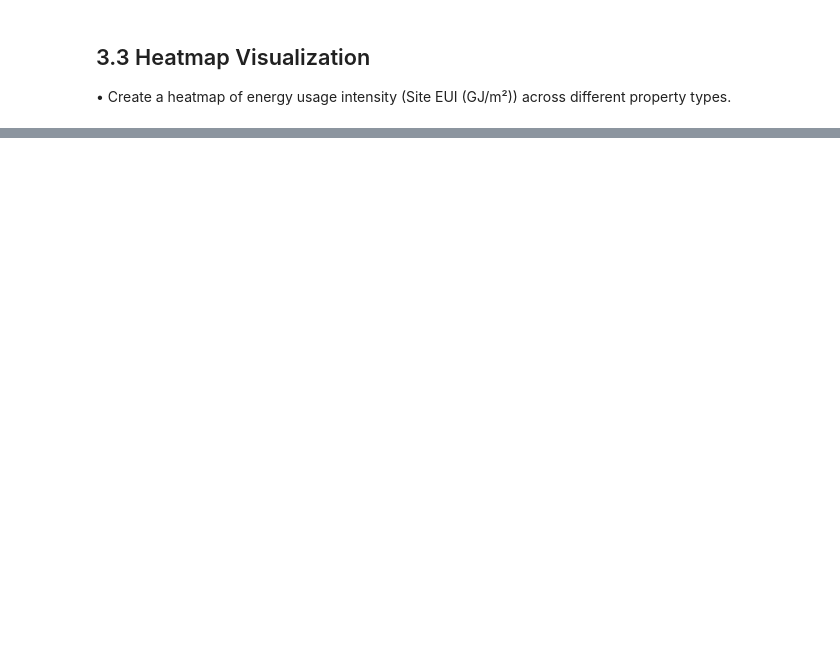
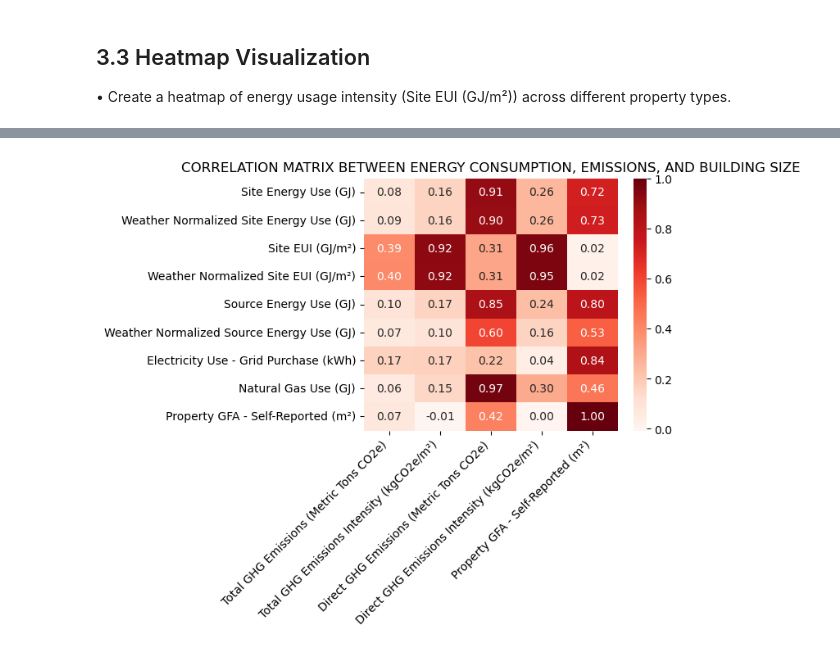
Before and after one commit to msthalegu/Analysis-of-Energy-Consumption-Trends-in-Calgary-, a Jupyter notebook: AssignmentFour.ipynb, the cells around one changed output, grey strips where cells are left out. Drawn from its saved outputs; the diff is of its cells as text; code cells hidden in the pictures; blank space fills up the shorter version.

```diff
--- a/AssignmentFour.ipynb
+++ b/AssignmentFour.ipynb
@@ -676,0 +589,42 @@ plt.show()
+# %%
+import seaborn as sns
+import matplotlib.pyplot as plt
+import pandas as pd
+
+# 4.1.1 Compute and visualize the correlation matrix between energy consumption, emissions, and building size
+filas_Energy_Use = [                                                         #All the columns with energy consumptionand Building size
+    'Site Energy Use (GJ)',
+    'Weather Normalized Site Energy Use (GJ)',
+    'Site EUI (GJ/m²)',
+    'Weather Normalized Site EUI (GJ/m²)',
+    'Source Energy Use (GJ)',
+    'Weather Normalized Source Energy Use (GJ)',
+    'Electricity Use - Grid Purchase (kWh)',
+    'Natural Gas Use (GJ)',
+    'Property GFA - Self-Reported (m²)'
+]
+
+columnas_Emission = [                                                        #All the columns with emission and Building size
+    'Total GHG Emissions (Metric Tons CO2e)',
+    'Total GHG Emissions Intensity (kgCO2e/m²)',
+    'Direct GHG Emissions (Metric Tons CO2e)',
+    'Direct GHG Emissions Intensity (kgCO2e/m²)',
+    'Property GFA - Self-Reported (m²)'
+]
+
+
+correlation_matrix = pd.DataFrame(index=filas_Energy_Use, columns=columnas_Emission)   #Create a df with the raws (energy use) and columns (emission)
+
+for raw in filas_Energy_Use:                                                           #Fill the new df with the correlations
+    for column in columnas_Emission:
+        correlation_matrix.loc[raw, column] = Cdf[raw].corr(Cdf[column])
+
+matrix = correlation_matrix.astype(float)                                              #Make sure that all the correlations are float
+
+plt.figure(figsize=(5, 4))
+sns.heatmap(matrix, annot=True, cmap="Reds", fmt=".2f")
+plt.title("CORRELATION MATRIX BETWEEN ENERGY CONSUMPTION, EMISSIONS, AND BUILDING SIZE")
+plt.xticks(rotation=45, ha='right')
+plt.show()
+# %% [output]
+[figure, added]
```
Also changed, not shown: parts of 24 cells of this notebook.
